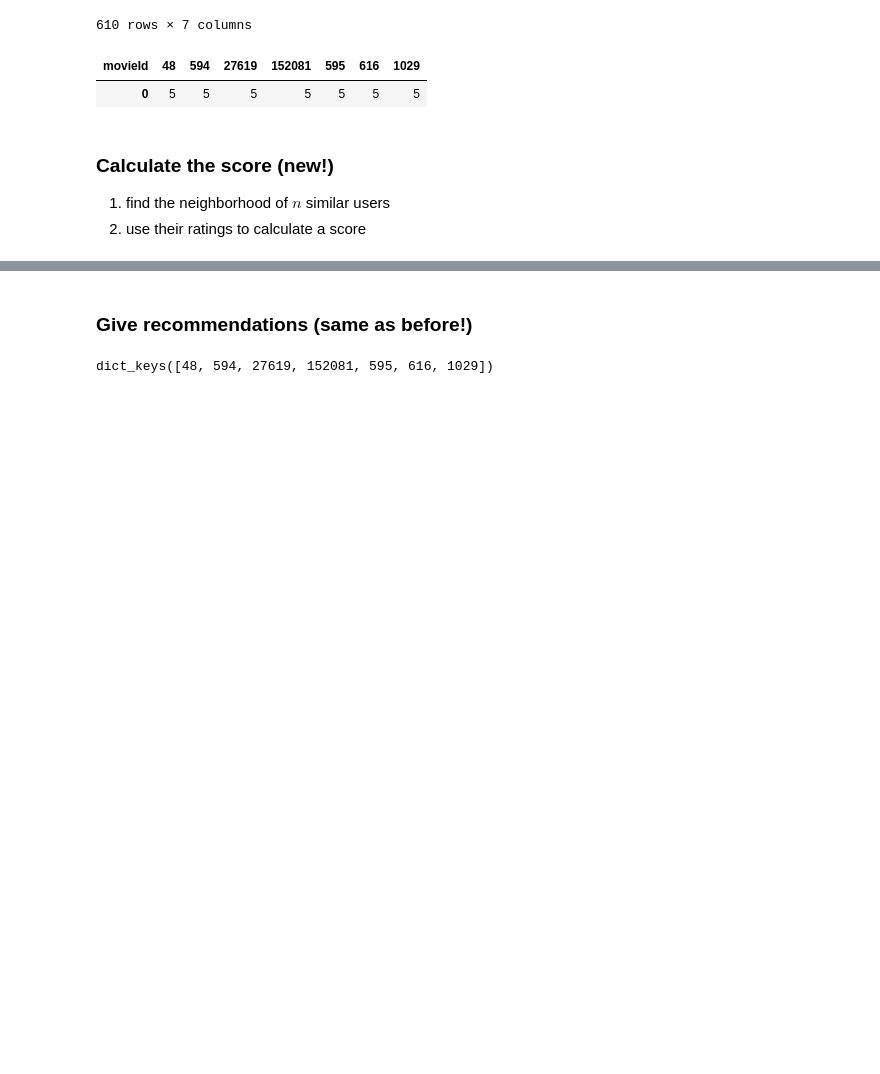
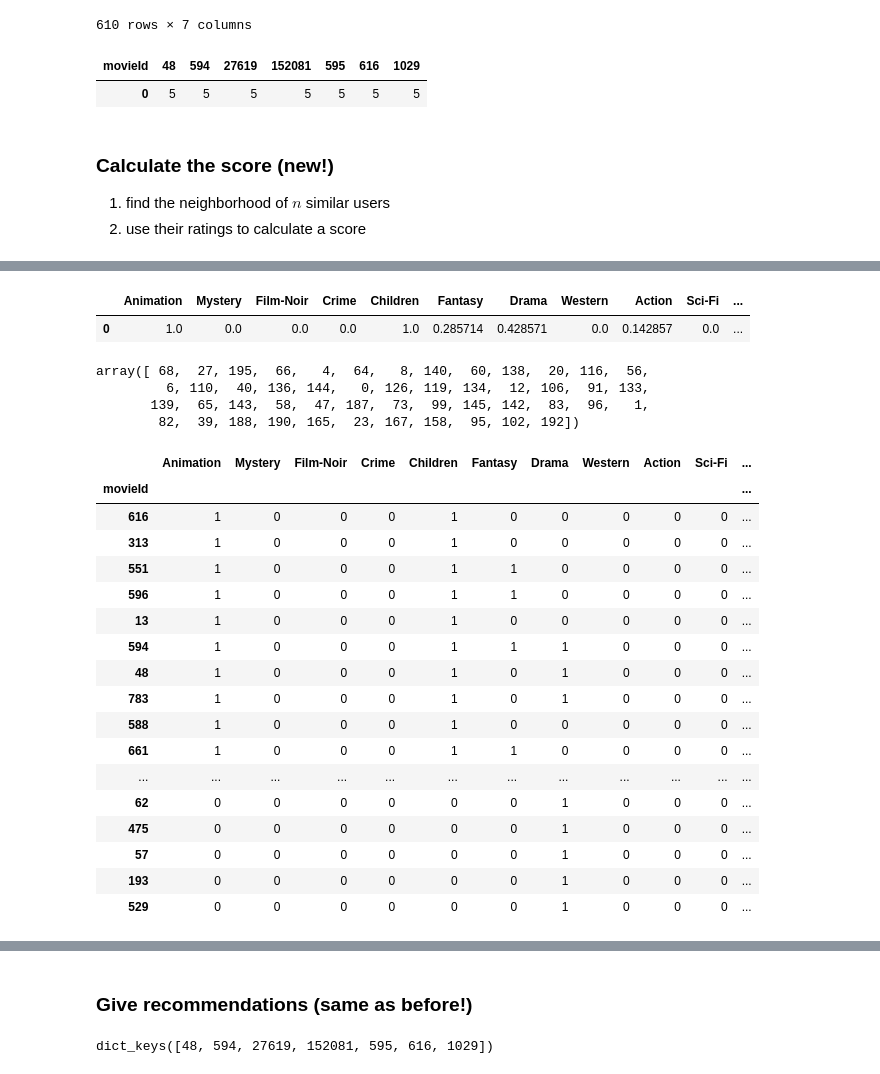
Before and after one commit to MariaDragoumi/Spiced_projects, a Jupyter notebook: workdir_maria/week10/neighborhood_based_filtering _filled_fixed.ipynb, the cells around one changed output, grey strips where cells are left out. Drawn from its saved outputs; the diff is of its cells as text; code cells hidden in the pictures; blank space fills up the shorter version.

Commit message:
A first try for recomendation based also on genres

```diff
--- a/workdir_maria/week10/neighborhood_based_filtering _filled_fixed.ipynb
+++ b/workdir_maria/week10/neighborhood_based_filtering _filled_fixed.ipynb
@@ -347,0 +373,2 @@ neighborhood
+# %%
+movies.set_index('movieId').loc[example_query.keys()][genres]
@@ -347,0 +385,2 @@ neighborhood
+# %%
+movies.set_index('movieId')[genres]
@@ -347,0 +402,2 @@ neighborhood
+# %%
+movie_genres = movies.set_index('movieId')[genres]
@@ -347,0 +441,5 @@ neighborhood
+# %%
+pd.DataFrame(movie_genres.loc[example_query.keys()].mean()).transpose()
+# %% [output]
+|  | Animation | Mystery | Film-Noir | Crime | Children | Fantasy | Drama | Western | Action | Sci-Fi | ... |
+| 0 | 1.0 | 0.0 | 0.0 | 0.0 | 1.0 | 0.285714 | 0.428571 | 0.0 | 0.142857 | 0.0 | ... |
@@ -347,0 +454,29 @@ neighborhood
+# %%
+index
+# %% [output]
+array([ 68,  27, 195,  66,   4,  64,   8, 140,  60, 138,  20, 116,  56,
+         6, 110,  40, 136, 144,   0, 126, 119, 134,  12, 106,  91, 133,
+       139,  65, 143,  58,  47, 187,  73,  99, 145, 142,  83,  96,   1,
+        82,  39, 188, 190, 165,  23, 167, 158,  95, 102, 192])
+# %%
+movieIds = movie_genres.loc[neighborhood['movieId'].unique()].iloc[index]
+movieIds
+# %% [output]
+|  | Animation | Mystery | Film-Noir | Crime | Children | Fantasy | Drama | Western | Action | Sci-Fi | ... |
+| movieId |  |  |  |  |  |  |  |  |  |  | ... |
+| 616 | 1 | 0 | 0 | 0 | 1 | 0 | 0 | 0 | 0 | 0 | ... |
+| 313 | 1 | 0 | 0 | 0 | 1 | 0 | 0 | 0 | 0 | 0 | ... |
+| 551 | 1 | 0 | 0 | 0 | 1 | 1 | 0 | 0 | 0 | 0 | ... |
+| 596 | 1 | 0 | 0 | 0 | 1 | 1 | 0 | 0 | 0 | 0 | ... |
+| 13 | 1 | 0 | 0 | 0 | 1 | 0 | 0 | 0 | 0 | 0 | ... |
+| 594 | 1 | 0 | 0 | 0 | 1 | 1 | 1 | 0 | 0 | 0 | ... |
+| 48 | 1 | 0 | 0 | 0 | 1 | 0 | 1 | 0 | 0 | 0 | ... |
+| 783 | 1 | 0 | 0 | 0 | 1 | 0 | 1 | 0 | 0 | 0 | ... |
+| 588 | 1 | 0 | 0 | 0 | 1 | 0 | 0 | 0 | 0 | 0 | ... |
+| 661 | 1 | 0 | 0 | 0 | 1 | 1 | 0 | 0 | 0 | 0 | ... |
+| ... | ... | ... | ... | ... | ... | ... | ... | ... | ... | ... | ... |
+| 62 | 0 | 0 | 0 | 0 | 0 | 0 | 1 | 0 | 0 | 0 | ... |
+| 475 | 0 | 0 | 0 | 0 | 0 | 0 | 1 | 0 | 0 | 0 | ... |
+| 57 | 0 | 0 | 0 | 0 | 0 | 0 | 1 | 0 | 0 | 0 | ... |
+| 193 | 0 | 0 | 0 | 0 | 0 | 0 | 1 | 0 | 0 | 0 | ... |
+| 529 | 0 | 0 | 0 | 0 | 0 | 0 | 1 | 0 | 0 | 0 | ... |
```
Also changed, not shown: parts of 20 cells of this notebook.
